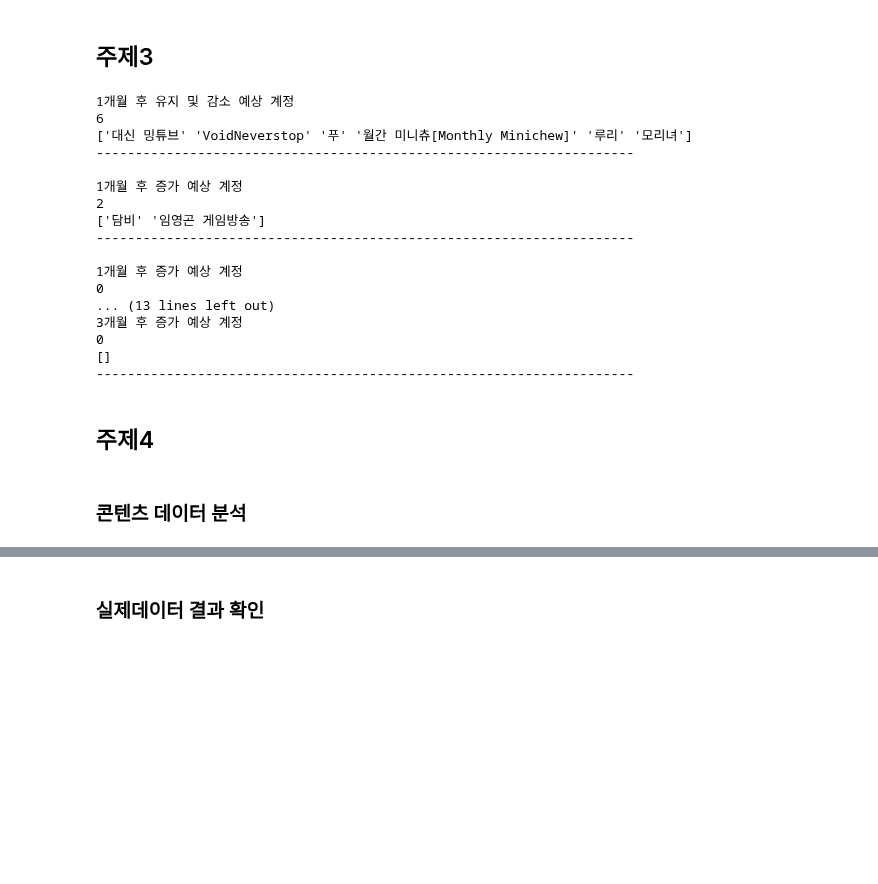
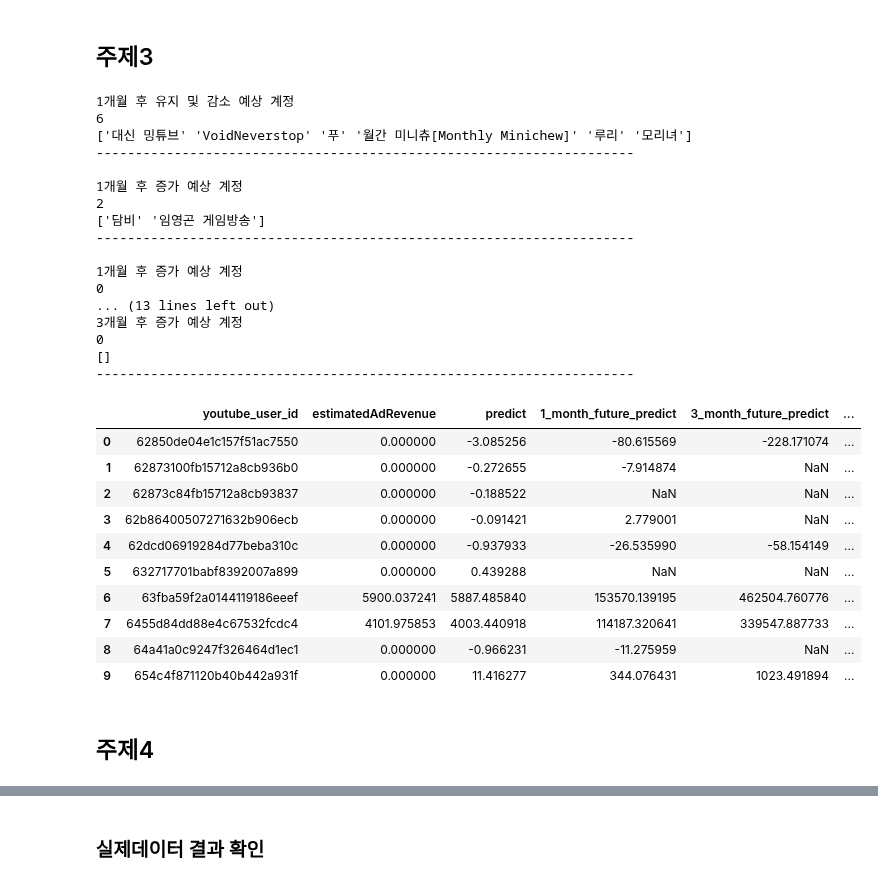
Before and after one commit to kkwann/awake, a Jupyter notebook: 7.Distribution_test.ipynb, the cells around one changed output, grey strips where cells are left out. Drawn from its saved outputs; the diff is of its cells as text; code cells hidden in the pictures; blank space fills up the shorter version.

```diff
--- a/7.Distribution_test.ipynb
+++ b/7.Distribution_test.ipynb
@@ -280,7 +280,7 @@ user_id
  '654c4f871120b40b442a931f',
  '62873c84fb15712a8cb93837']
 # %%
-def data_preparation_user(databases, youtube_user_id, youtube_videos_path):
+def data_preparation_user(databases, user_id, youtube_videos_path):
     collection = databases['youtube_videos']  # 컬렉션 선택
 
     # 파이프라인 정의
@@ -288,7 +288,7 @@ def data_preparation_user(databases, youtube_user_id, youtube_videos_path):
         {
             "$match": {
                 "youtube_user_id": {
-                    "$in": youtube_user_id
+                    "$in": user_id
                 },
                 "videos": {"$ne": []},
                 # "end_date": {
@@ -903,25 +903,36 @@ def result_topic3(youtube_videos, user_id):
 
     return result_contents_df_final
 # %%
-result_df = result_topic3(youtube_videos, user_id)
+result_topic3(youtube_videos, user_id)
 # %% [output]
 1개월 후 유지 및 감소 예상 계정
 6
 ['대신 밍튜브' 'VoidNeverstop' '푸' '월간 미니츄[Monthly Minichew]' '루리' '모리녀']
 ---------------------------------------------------------------------
 
 1개월 후 증가 예상 계정
 2
 ['담비' '임영곤 게임방송']
 ---------------------------------------------------------------------
 
 1개월 후 증가 예상 계정
 0
 ... (13 lines left out)
 3개월 후 증가 예상 계정
 0
 []
 ---------------------------------------------------------------------
+|  | youtube_user_id | estimatedAdRevenue | predict | 1_month_future_predict | 3_month_future_predict | ... |
+| 0 | 62850de04e1c157f51ac7550 | 0.000000 | -3.085256 | -80.615569 | -228.171074 | ... |
+| 1 | 62873100fb15712a8cb936b0 | 0.000000 | -0.272655 | -7.914874 | NaN | ... |
+| 2 | 62873c84fb15712a8cb93837 | 0.000000 | -0.188522 | NaN | NaN | ... |
+| 3 | 62b86400507271632b906ecb | 0.000000 | -0.091421 | 2.779001 | NaN | ... |
+| 4 | 62dcd06919284d77beba310c | 0.000000 | -0.937933 | -26.535990 | -58.154149 | ... |
+| 5 | 632717701babf8392007a899 | 0.000000 | 0.439288 | NaN | NaN | ... |
+| 6 | 63fba59f2a0144119186eeef | 5900.037241 | 5887.485840 | 153570.139195 | 462504.760776 | ... |
+| 7 | 6455d84dd88e4c67532fcdc4 | 4101.975853 | 4003.440918 | 114187.320641 | 339547.887733 | ... |
+| 8 | 64a41a0c9247f326464d1ec1 | 0.000000 | -0.966231 | -11.275959 | NaN | ... |
+| 9 | 654c4f871120b40b442a931f | 0.000000 | 11.416277 | 344.076431 | 1023.491894 | ... |
 # %% [markdown]
 ## 주제4
 # %%
@@ -1008,2 +1096,0 @@ def result_topic4(youtube_videos, features_weight_path, user_id):
-# %% [markdown]
-### 콘텐츠 데이터 분석
```
Also changed, not shown: parts of 22 cells of this notebook, 1 other file.
